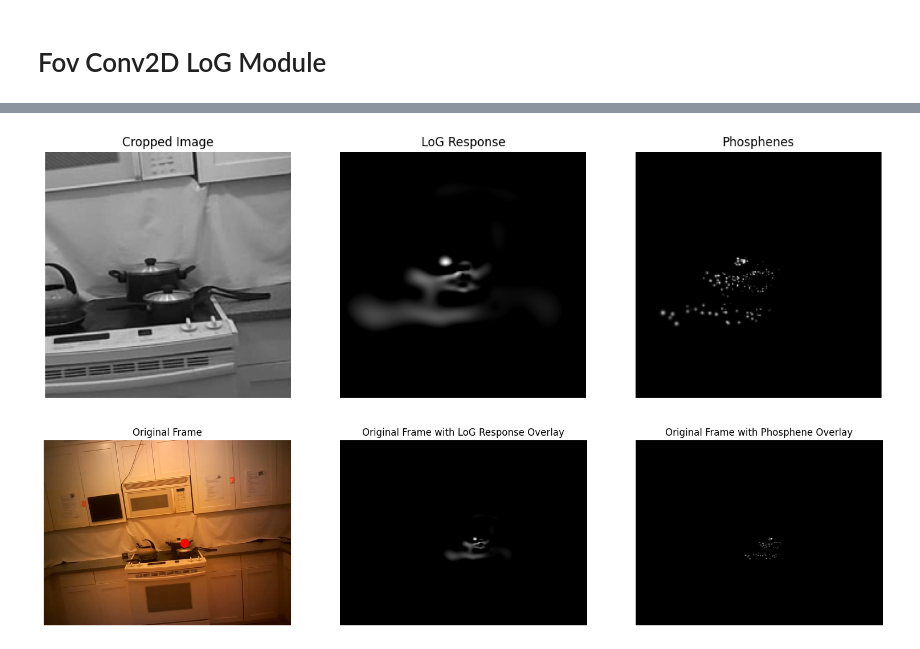
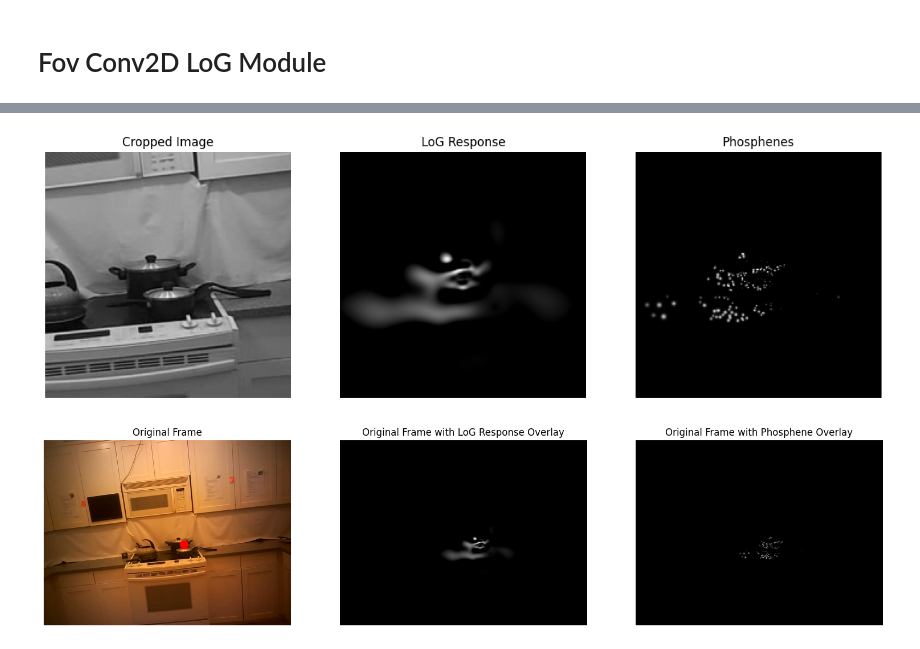
Before and after one commit to MichelleAppel/SCAPE, a Jupyter notebook: notebooks/gaze_demo.ipynb, the cells around one changed output, grey strips where cells are left out. Cells and saved outputs as stored; diff of their text form; code cells hidden in the pictures.

```diff
--- a/notebooks/gaze_demo.ipynb
+++ b/notebooks/gaze_demo.ipynb
@@ -78,7 +78,7 @@ gaze_data.shape
 video_path = f"../data/EGTEA/Raw_Videos/{file_name}.mp4"
 # %%
 # Index of the frame to analyze
-frame_i = 55
+frame_i = 50
 
 # Open the video
 cap = cv2.VideoCapture(video_path)
@@ -624,0 +264,27 @@ plt.show()
+# %%
+mapper = VisualFieldMapper(simulator=simulator)
+
+# 1) Cortical approach:
+density_cortical = mapper.build_density_map_cortical(total_phosphenes=1024)
+sigma_cortical_pix = mapper.build_sigma_map_from_density(density_cortical, space="pixel")
+
+# 2) KDE approach:
+density_kde = mapper.build_density_map_kde(k=16, alpha=1.0, total_phosphenes=1024)
+sigma_kde_pix = mapper.build_sigma_map_from_density(density_kde, space="pixel")
+
+# show density maps
+fov = params['run']['view_angle']
+
+# plot sigma_cortical_pix, sigma_kde_pix
+
+plt.figure(figsize=(15, 6))
+plt.subplot(1, 2, 1)
+plt.imshow(sigma_cortical_pix, cmap='viridis')
+plt.colorbar()
+plt.title('Cortical sigma (pixel)')
+
+plt.subplot(1, 2, 2)
+plt.imshow(sigma_kde_pix, cmap='viridis', vmax=sigma_cortical_pix.max())
+plt.colorbar()
+plt.title('KDE sigma (pixel)')
+plt.show()
@@ -625,44 +293,44 @@ plt.show()
 # %%
-sigma_map_tensor = torch.Tensor(kde_sigma_map_px).float().cuda().unsqueeze(0).unsqueeze(0)
+sigma_map_tensor = torch.Tensor(sigma_cortical_pix).float().cuda().unsqueeze(0).unsqueeze(0)
 in_channels = 1
 out_channels = 1
 kernel_size = 1
-net = FovConv2dCont(in_channels, out_channels, kernel_size, kernel_type='LoG', sigma_map=sigma_map_tensor,
+net = AdaptiveConv2d(in_channels, out_channels, kernel_size, kernel_type='LoG', sigma_map=sigma_map_tensor,
                     log_kernel_size=99, sigma_function='map', padding_mode='reflect').cuda()
 
 foa_xy = torch.tensor([128, 128]).float().cuda().unsqueeze(0)
 # %%
 image = cv2.cvtColor(cropped, cv2.COLOR_BGR2GRAY)
 image_tensor = torch.Tensor(image).float().cuda().unsqueeze(0).unsqueeze(0)
 
 response = net(image_tensor, foa_xy).clip(0, None)
 response = (response - response.min()) / (response.max() - response.min())
 response = response.squeeze().cpu().detach().numpy()
 
 stimulus = torch.tensor(response).float().cuda()
 simulator.reset()
-phosphenes = simulator(simulator.sample_stimulus(stimulus, rescale=True)*3*stim_weights)
+phosphenes = simulator(simulator.sample_stimulus(stimulus, rescale=True)*np.pi*stim_weights)
 
 plt.figure(figsize=(15, 8))
 
 plt.subplot(1, 3, 1)
 plt.imshow(image, cmap='gray')
 plt.title('Cropped Image')
 plt.axis('off')
 
 plt.subplot(1, 3, 2)
 plt.imshow(response, cmap='gray')
 plt.title('LoG Response')
 plt.axis('off')
 
 plt.subplot(1, 3, 3)
 plt.imshow(phosphenes.cpu(), cmap='gray')
 plt.title('Phosphenes')
 plt.axis('off')
 
 plt.show()
 # %% [output]
-[figure, old version]
+[figure, new version]
 # %%
 def overlay_phosphene(original_frame, phosphene_image, gaze_x, gaze_y, fov_camera=90, fov_phosphene=16):
     """
```
Also changed, not shown: parts of 14 cells of this notebook, 5 other files.
